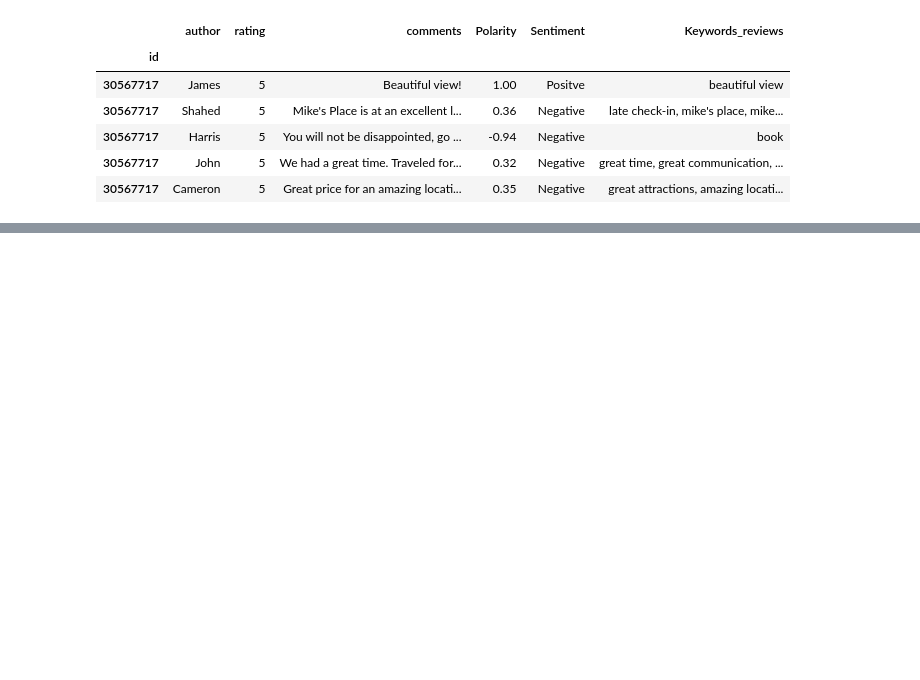
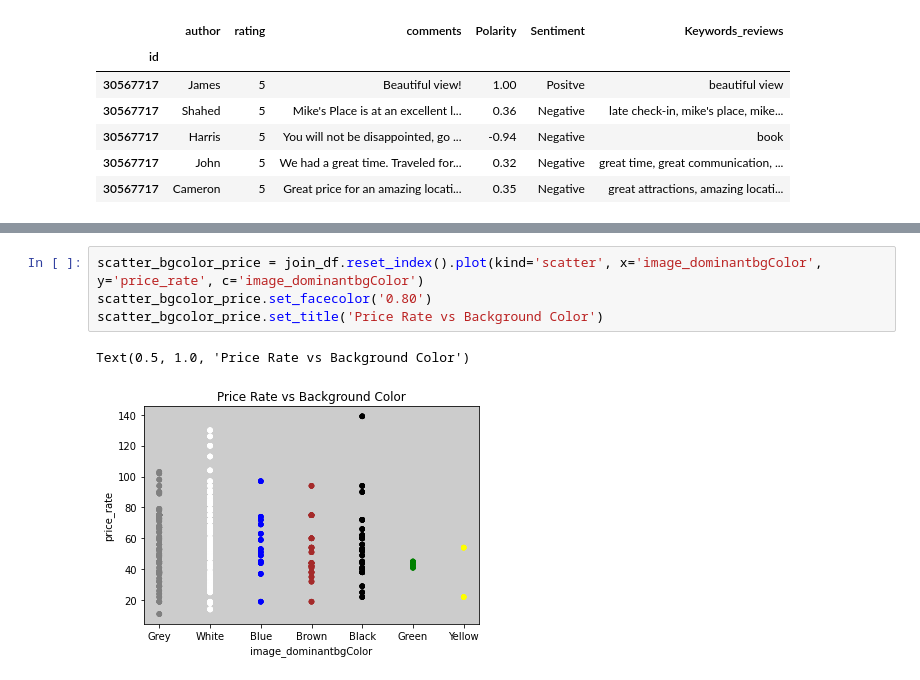
Before and after one commit to C-milo/SDM_FinalProject, a Jupyter notebook: airbnb_plots.ipynb, the cells around one changed output, grey strips where cells are left out. Saved outputs shown, nothing was run; the diff lists cells and outputs as text; blank space fills up the shorter version.

```diff
--- a/airbnb_plots.ipynb
+++ b/airbnb_plots.ipynb
@@ -98,3 +108,10 @@ listing.loc[listing.index == 30567717]
 |  | city | neighborhood | name | lat | lng | person_capacity | space_type | picture_url | ... |
 | id |  |  |  |  |  |  |  |  | ... |
 | 30567717 | Toronto | Harbourfront | Beautiful Bachelor Suite with Ama... | 43.64121 | -79.38226 | 2 | Entire condominium | https://a0.muscache.com/im/pictur... | ... |
+# %%
+scatter_bgcolor_price = join_df.reset_index().plot(kind='scatter', x='image_dominantbgColor', y='price_rate', c='image_dominantbgColor')
+scatter_bgcolor_price.set_facecolor('0.80')
+scatter_bgcolor_price.set_title('Price Rate vs Background Color')
+# %% [output]
+Text(0.5, 1.0, 'Price Rate vs Background Color')
+[figure, added]
```
Also changed, not shown: parts of 3 cells of this notebook.
